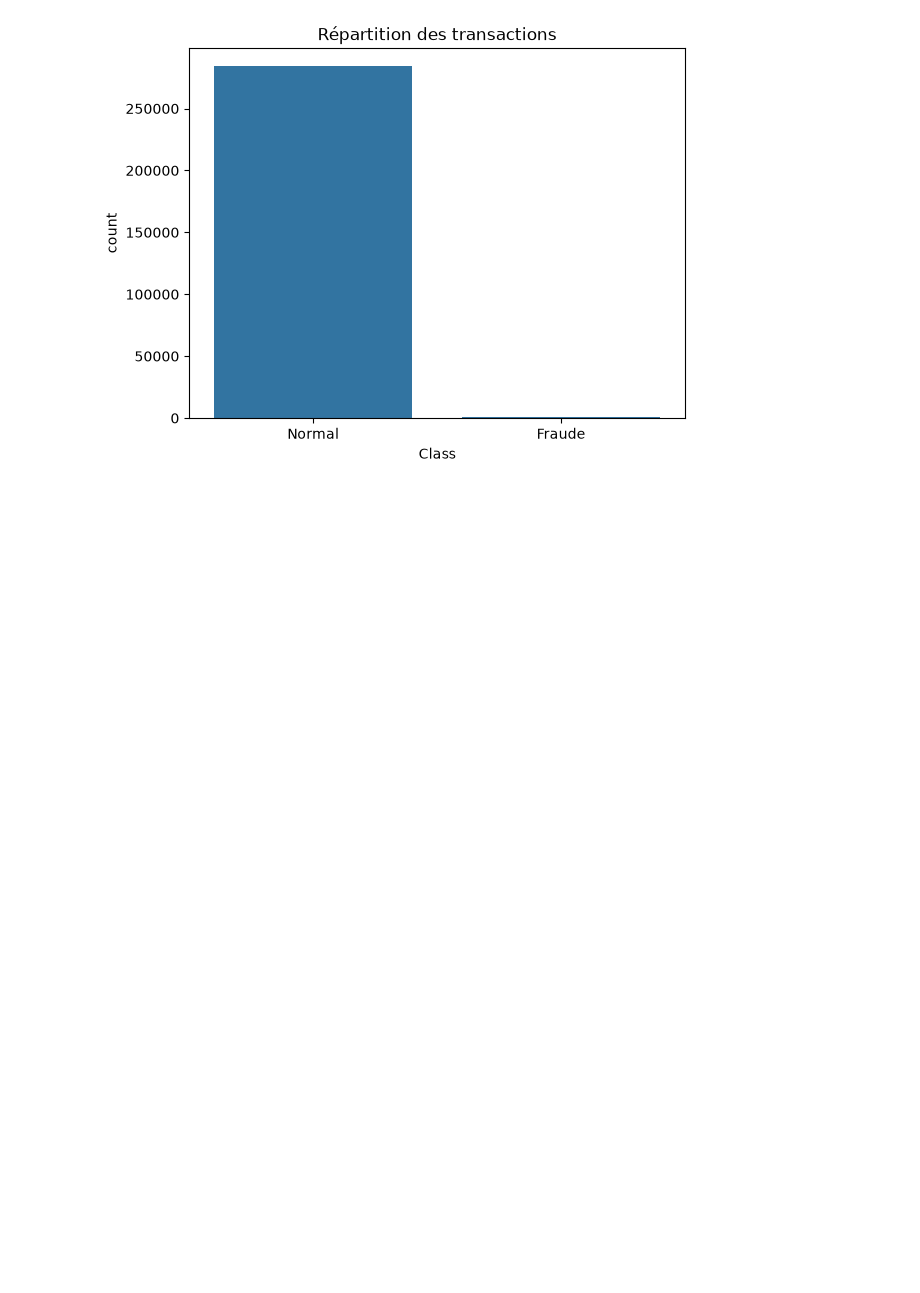
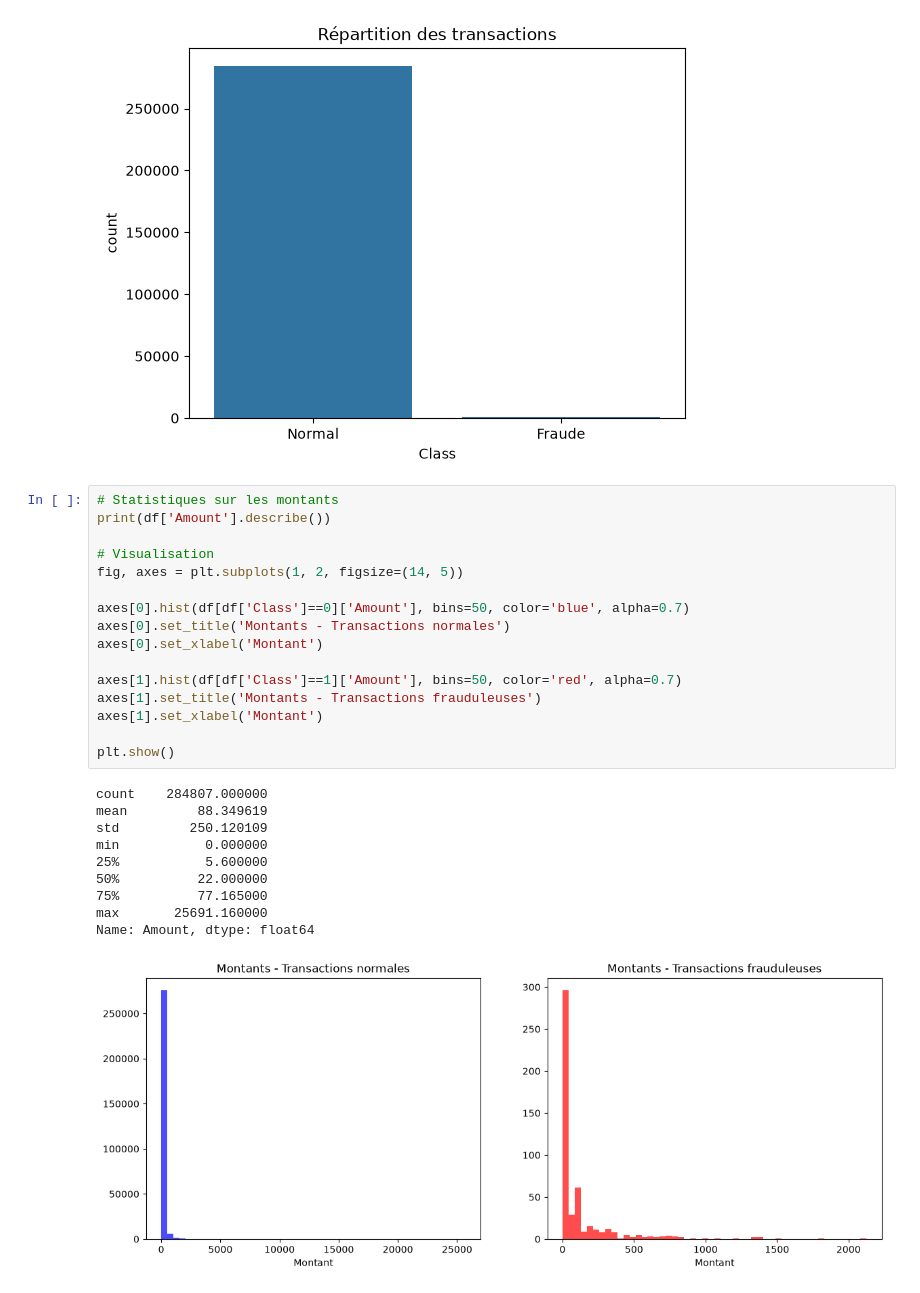
Before and after one commit to njomoudaniel/fraud-detection, a Jupyter notebook: notebooks/exploration.ipynb, the cells around one changed output. Cells and saved outputs as stored; diff of their text form; blank space fills up the shorter version.

```diff
--- a/notebooks/exploration.ipynb
+++ b/notebooks/exploration.ipynb
@@ -46,3 +46,30 @@ Class
 1     0.172749
 Name: proportion, dtype: float64
 [figure]
+# %%
+# Statistiques sur les montants
+print(df['Amount'].describe())
+
+# Visualisation
+fig, axes = plt.subplots(1, 2, figsize=(14, 5))
+
+axes[0].hist(df[df['Class']==0]['Amount'], bins=50, color='blue', alpha=0.7)
+axes[0].set_title('Montants - Transactions normales')
+axes[0].set_xlabel('Montant')
+
+axes[1].hist(df[df['Class']==1]['Amount'], bins=50, color='red', alpha=0.7)
+axes[1].set_title('Montants - Transactions frauduleuses')
+axes[1].set_xlabel('Montant')
+
+plt.show()
+# %% [output]
+count    284807.000000
+mean         88.349619
+std         250.120109
+min           0.000000
+25%           5.600000
+50%          22.000000
+75%          77.165000
+max       25691.160000
+Name: Amount, dtype: float64
+[figure, added]
```
Also changed, not shown: parts of 1 cell of this notebook.
